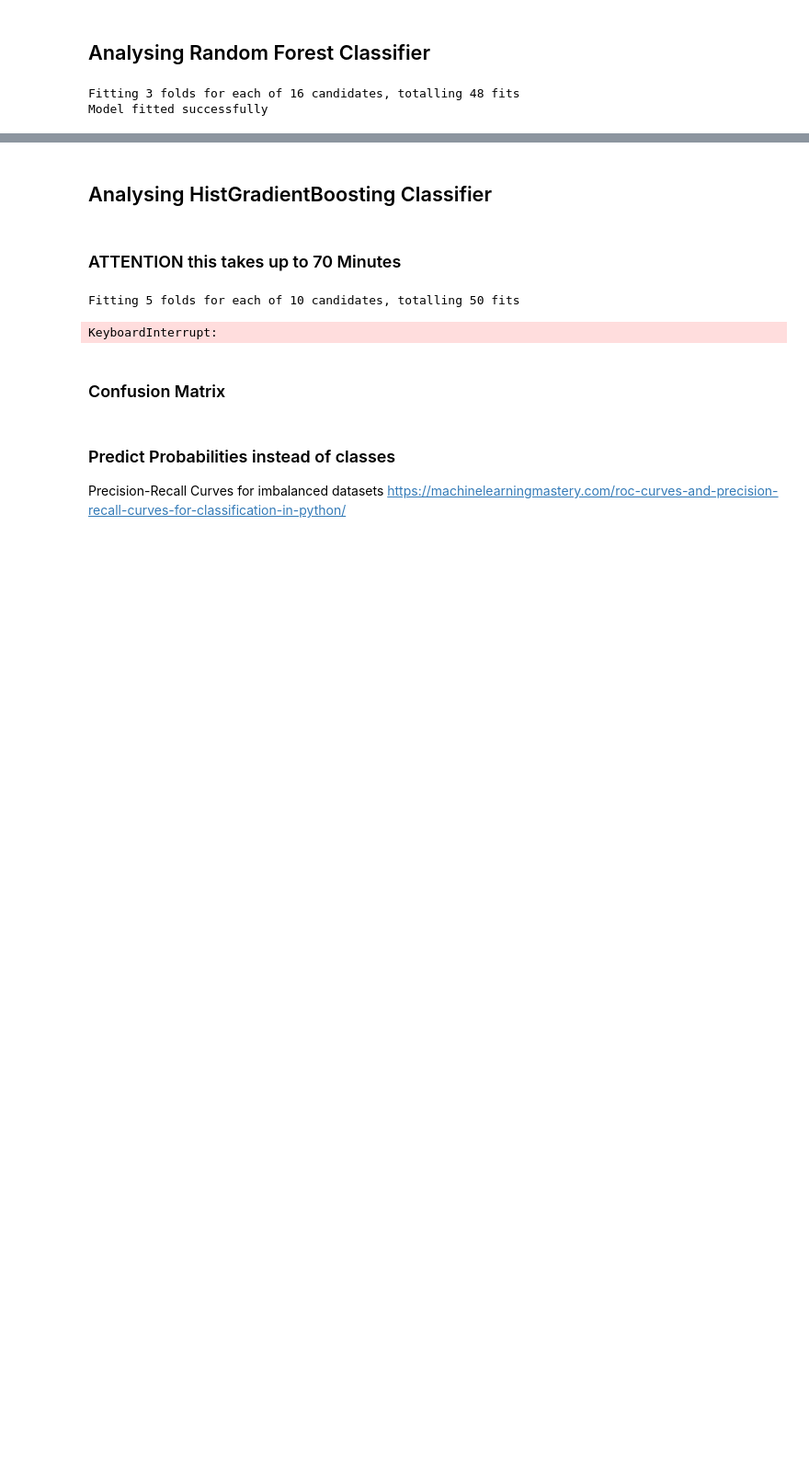
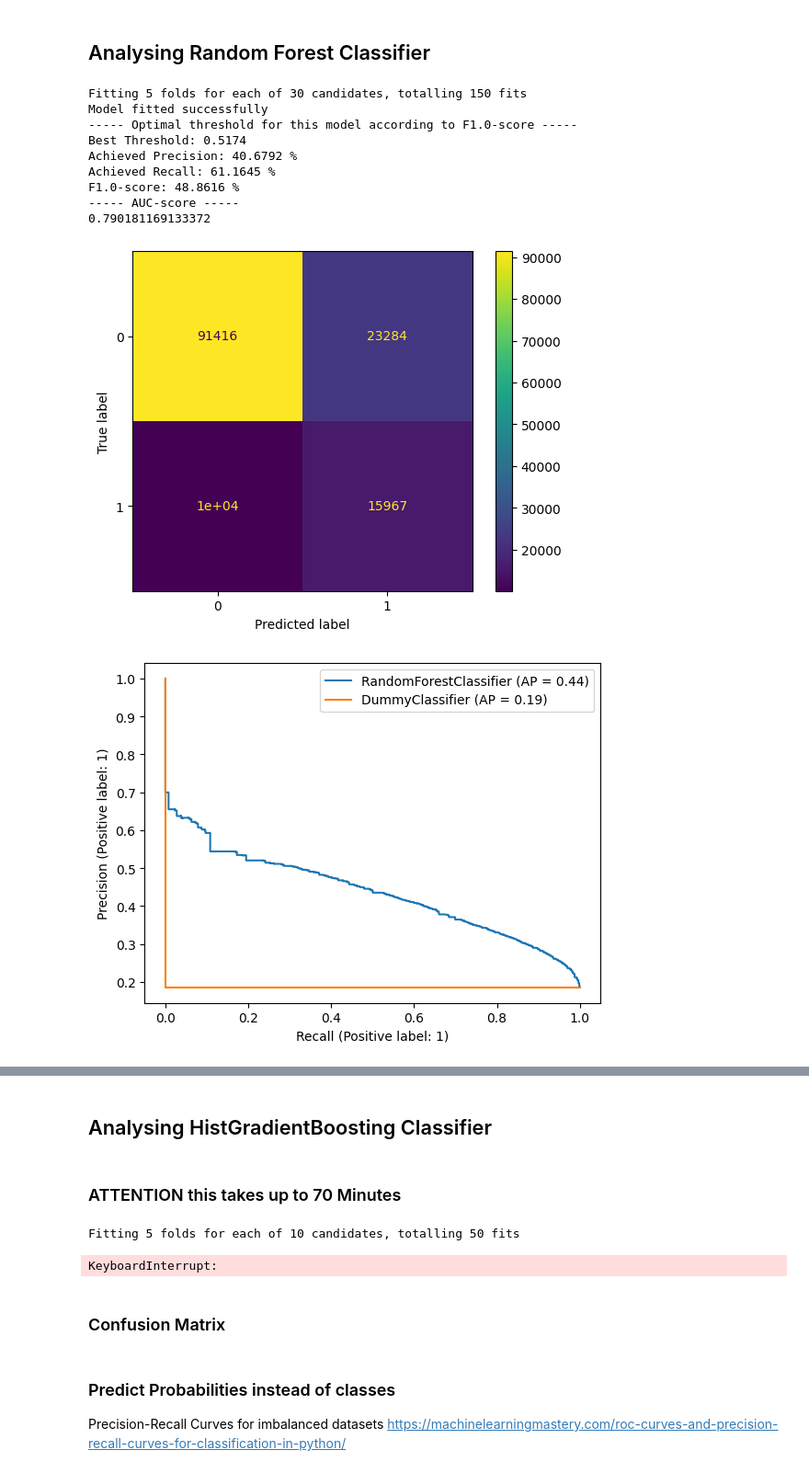
Before and after one commit to n-hundenborn/diabetes-forecasting, a Jupyter notebook: dev_model_training.ipynb, the cells around one changed output, grey strips where cells are left out. Shown at 92% size. Saved outputs shown, nothing was run; the diff lists cells and outputs as text; code cells hidden in the pictures; blank space fills up the shorter version.

```diff
--- a/dev_model_training.ipynb
+++ b/dev_model_training.ipynb
@@ -466,30 +447,39 @@ F1.0-score: 48.1873 %
 # %%
 # find the best parameters from defined parameterspace for classifier
 # source for values: https://towardsdatascience.com/hyperparameter-tuning-the-random-forest-in-python-using-scikit-learn-28d2aa77dd74
 # if max_depth < 8 --> put n_estimators ~= 200-800
 # if max_depth > 8 --> put n_estimators <= 200
 param_distribution = {
     "n_estimators": np.arange(120, 180, 10),
     "max_features": [None, 'sqrt', 'log2'],
     "max_depth": np.arange(2, 12, 1),
     "min_samples_split": np.arange(2, 6, 1),
     "min_samples_leaf": np.arange(2, 6),
     "bootstrap": [True, False],
     "ccp_alpha": np.arange(0, 0.03, 0.001),
     "class_weight": [
         # {0: 1, 1: 1},
         # {0: 1, 1: 2},
         {0: 1, 1: 4},
         {0: 1, 1: 5},
         {0: 1, 1: 6},
         {0: 1, 1: 7},
         {0: 1, 1: 8},
         # {0: 1, 1: 9},
         # {0: 1, 1: 10},
     ],
 }
 
-X_train, y_train, X_test, y_test, CV_model = get_best_parameters_for_model(df_prepared, feature_list, target_name, RandomForestClassifier, param_distribution, n_iter=16, cv=5)
+X_train, y_train, X_test, y_test, CV_model = get_best_parameters_for_model(df_prepared, feature_list, target_name, RandomForestClassifier, param_distribution, n_iter=30, cv=5)
 # %% [output]
-Fitting 3 folds for each of 16 candidates, totalling 48 fits
+Fitting 5 folds for each of 30 candidates, totalling 150 fits
 Model fitted successfully
+----- Optimal threshold for this model according to F1.0-score -----
+Best Threshold: 0.5174
+Achieved Precision: 40.6792 %
+Achieved Recall: 61.1645 %
+F1.0-score: 48.8616 %
+----- AUC-score -----
+0.790181169133372
+[figure, added]
+[figure, added]
```
Also changed, not shown: parts of 6 cells of this notebook.
